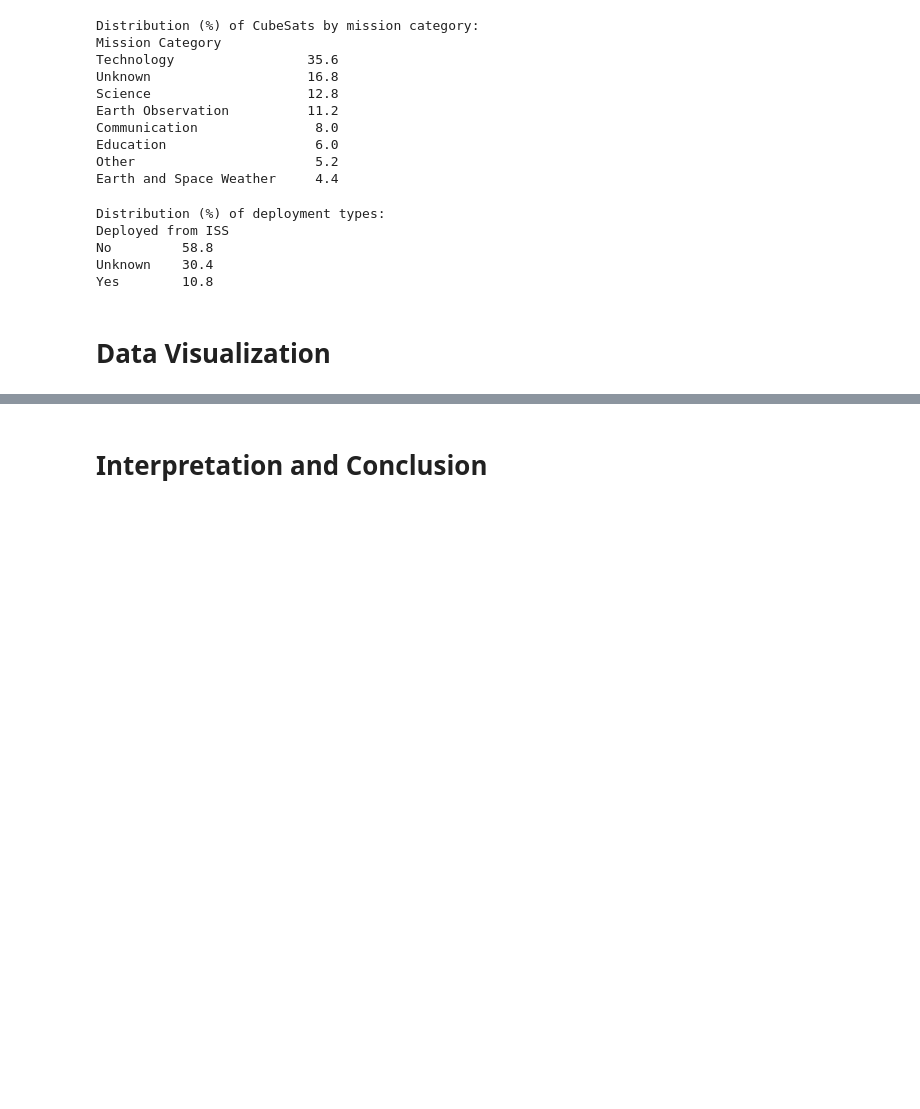
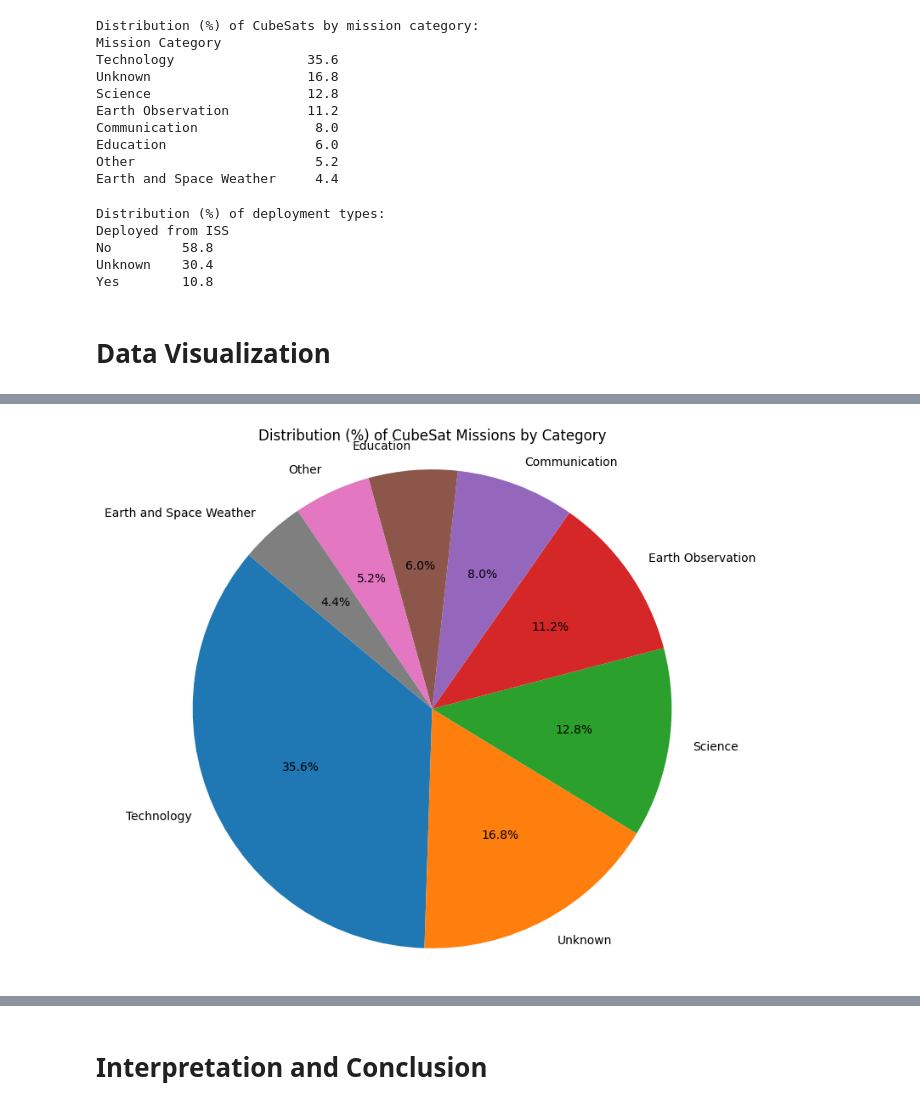
Before and after one commit to minihic/cubesatlab-assignment, a Jupyter notebook: assignment1.ipynb, the cells around one changed output, grey strips where cells are left out. Drawn from its saved outputs; the diff is of its cells as text; code cells hidden in the pictures; blank space fills up the shorter version.

```diff
--- a/assignment1.ipynb
+++ b/assignment1.ipynb
@@ -451,0 +488,8 @@ freiofr
+# %%
+plt.figure(figsize=(8, 8))
+plt.pie(percent, labels=percent.index, autopct='%1.1f%%', startangle=140)
+plt.title('Distribution (%) of CubeSat Missions by Category')
+plt.axis('equal')
+plt.show()
+# %% [output]
+[figure, added]
```
Also changed, not shown: parts of 5 cells of this notebook.
